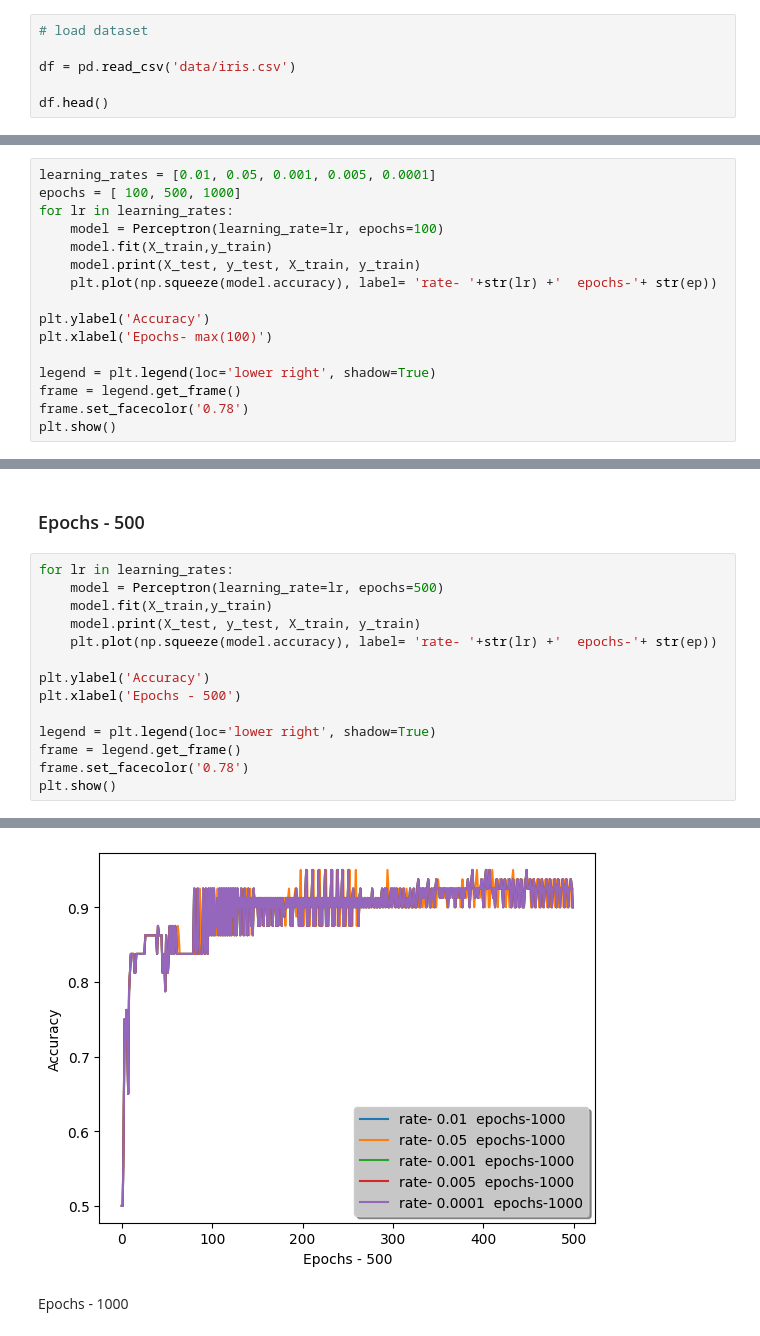
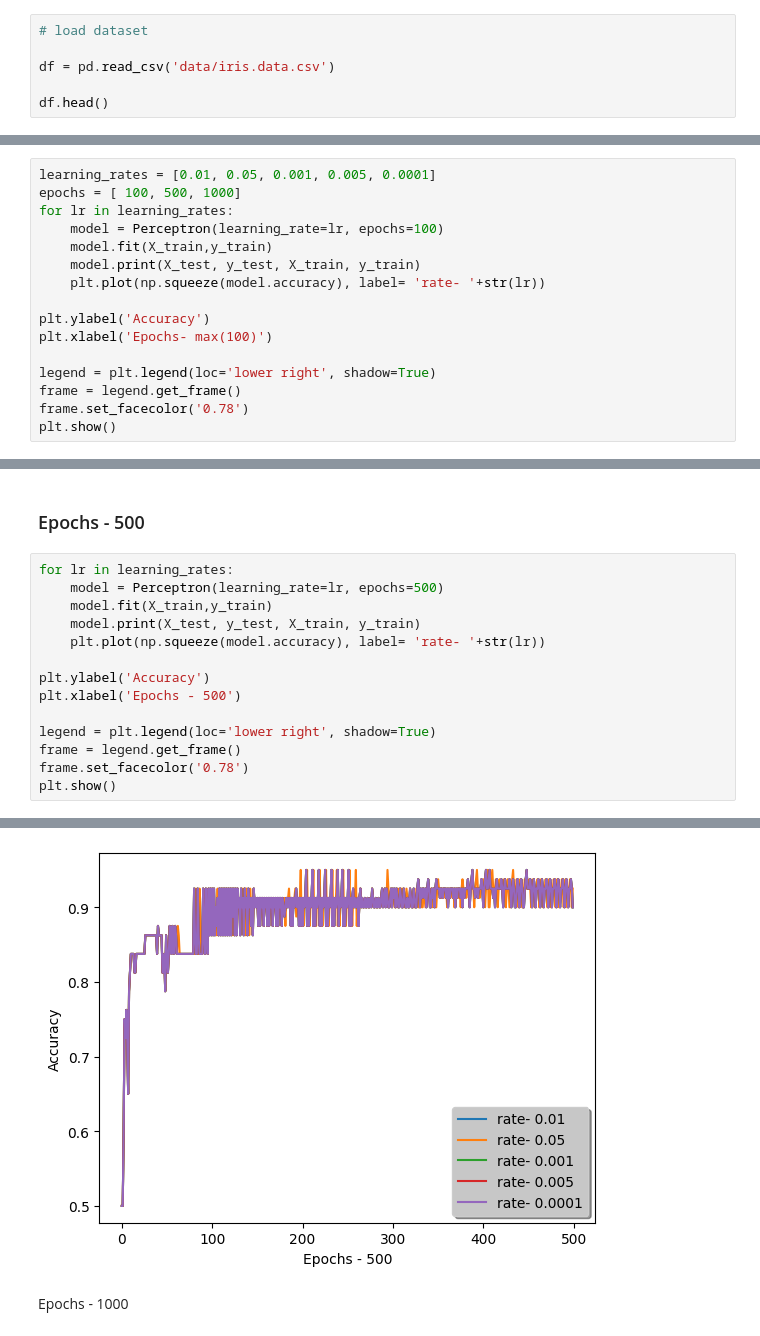
Before and after one commit to ignitewala/perceptrons-neural-network, a Jupyter notebook: perceptrons_model/perceptron_scratch.ipynb, the cells around one changed output, grey strips where cells are left out. Cells and saved outputs as stored; diff of their text form.

```diff
--- a/perceptrons_model/perceptron_scratch.ipynb
+++ b/perceptrons_model/perceptron_scratch.ipynb
@@ -22,7 +22,7 @@ import pandas as pd
 # %%
 # load dataset
 
-df = pd.read_csv('data/iris.csv')
+df = pd.read_csv('data/iris.data.csv')
 
 df.head()
 # %% [output]
@@ -255,7 +255,7 @@ for lr in learning_rates:
     model = Perceptron(learning_rate=lr, epochs=100)
     model.fit(X_train,y_train)
     model.print(X_test, y_test, X_train, y_train)
-    plt.plot(np.squeeze(model.accuracy), label= 'rate- '+str(lr) +'  epochs-'+ str(ep))
+    plt.plot(np.squeeze(model.accuracy), label= 'rate- '+str(lr))
 
 plt.ylabel('Accuracy')
 plt.xlabel('Epochs- max(100)')
@@ -290,7 +290,7 @@ for lr in learning_rates:
     model = Perceptron(learning_rate=lr, epochs=500)
     model.fit(X_train,y_train)
     model.print(X_test, y_test, X_train, y_train)
-    plt.plot(np.squeeze(model.accuracy), label= 'rate- '+str(lr) +'  epochs-'+ str(ep))
+    plt.plot(np.squeeze(model.accuracy), label= 'rate- '+str(lr))
 
 plt.ylabel('Accuracy')
 plt.xlabel('Epochs - 500')
@@ -319,5 +319,5 @@ Weights (W1, W2): [-0.00754  0.01453], Bias (B): [-0.0234], training time =218.0
 -----------------------------------------------
-[figure, old version]
+[figure, new version]
 # %% [markdown]
 Epochs - 1000
 # %%
```
Also changed, not shown: parts of 5 cells of this notebook.
